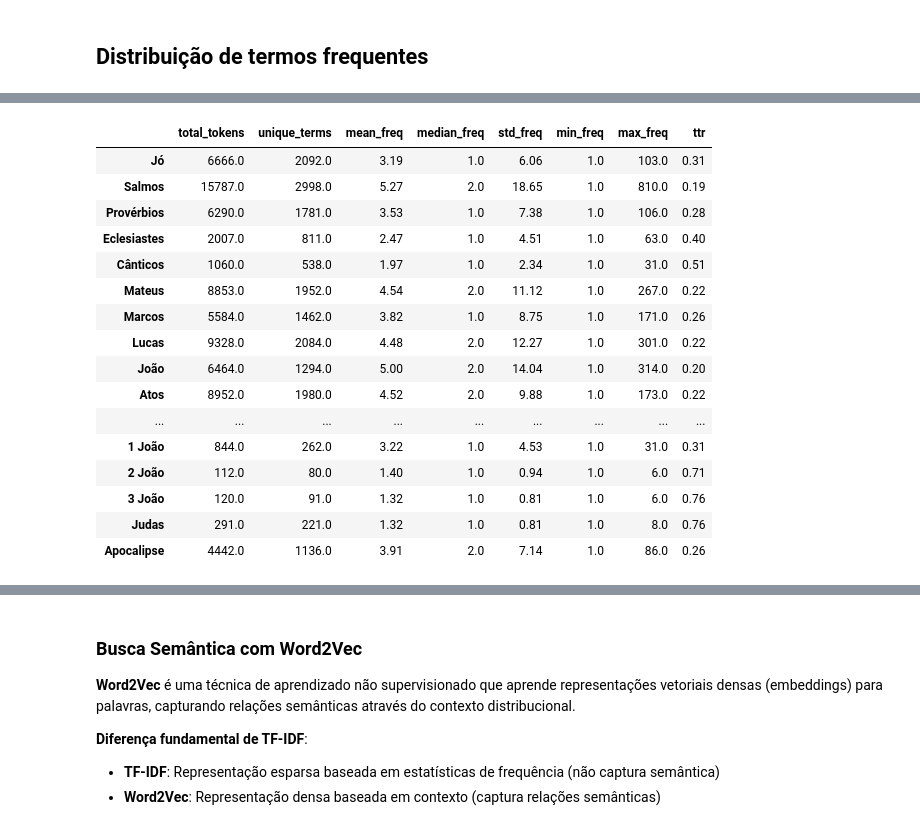
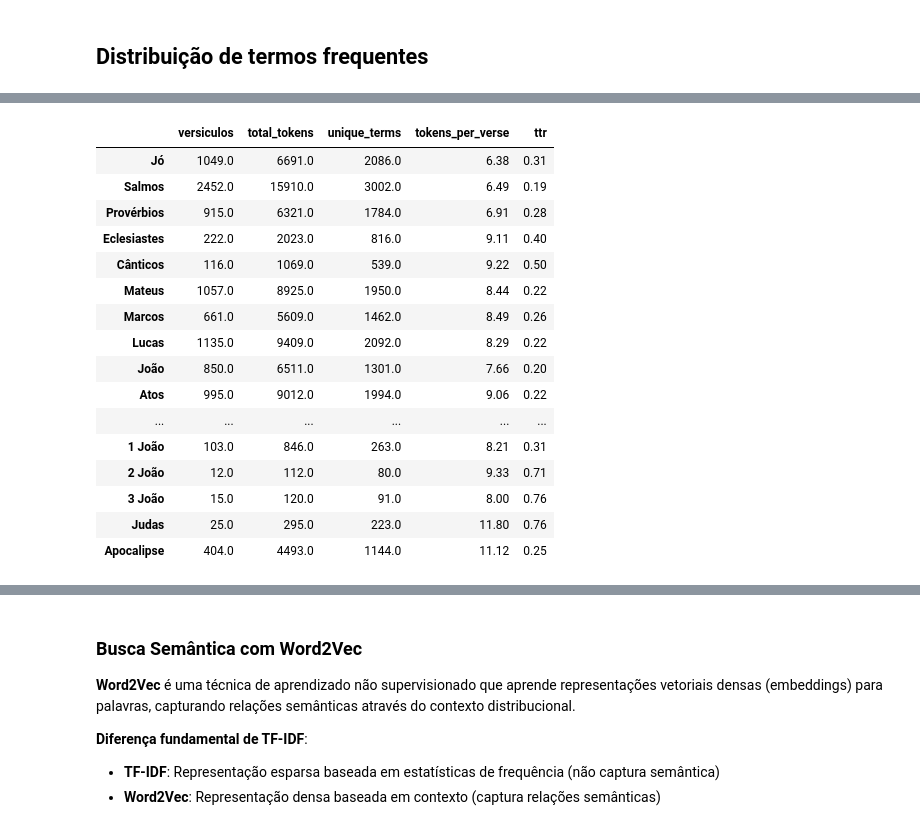
Before and after one commit to gabriel-q7/NLP-bible-exercise, a Jupyter notebook: trabalho.ipynb, the cells around one changed output, grey strips where cells are left out. Drawn from its saved outputs; the diff is of its cells as text; code cells hidden in the pictures.

```diff
--- a/trabalho.ipynb
+++ b/trabalho.ipynb
@@ -496,51 +538,58 @@ wc.to_file(str(output_file))
 # %% [markdown]
 ## Distribuição de termos frequentes
 # %%
-import numpy as np
 import matplotlib.pyplot as plt
 from collections import Counter
 import pandas as pd
 
-# Análise de frequência por livro
+# Análise de frequência do corpus de versículos
 print("=" * 80)
-print("ANÁLISE DE DISTRIBUIÇÃO DE FREQUÊNCIAS POR LIVRO")
+print("ANÁLISE DE DISTRIBUIÇÃO DE FREQUÊNCIAS (CORPUS DE VERSÍCULOS)")
 print("=" * 80)
 
-# Dicionário para armazenar estatísticas por livro
+# Estatísticas por livro (agregando versículos)
+book_verse_stats = {}
+
+for meta, tokens in zip(verse_metadata, corpus_verses):
+    book = meta['book']
+    if book not in book_verse_stats:
+        book_verse_stats[book] = {
+            'verse_count': 0,
+            'total_tokens': 0,
+            'all_tokens': []
+        }
+
+    book_verse_stats[book]['verse_count'] += 1
+    book_verse_stats[book]['total_tokens'] += len(tokens)
+    book_verse_stats[book]['all_tokens'].extend(tokens)
+
+# Calcular estatísticas finais por livro
 book_statistics = {}
-
-for book_idx, (book_name, tokens) in enumerate(zip(dfb_selected['name'], corpus_final)):
-    freq_counter = Counter(tokens)
-    freq_values = list(freq_counter.values())
-
-    # Calcular estatísticas
+for book, data in book_verse_stats.items():
+    freq_counter = Counter(data['all_tokens'])
     stats = {
-        'total_tokens': len(tokens),
+        'versiculos': data['verse_count'],
+        'total_tokens': data['total_tokens'],
         'unique_terms': len(freq_counter),
-        'mean_freq': np.mean(freq_values),
-        'median_freq': np.median(freq_values),
-        'std_freq': np.std(freq_values),
-        'min_freq': np.min(freq_values),
-        'max_freq': np.max(freq_values),
-        'ttr': len(freq_counter) / len(tokens) if len(tokens) > 0 else 0
+        'tokens_per_verse': data['total_tokens'] / data['verse_count'] if data['verse_count'] > 0 else 0,
+        'ttr': len(freq_counter) / data['total_tokens'] if data['total_tokens'] > 0 else 0
     }
-
-    book_statistics[book_name] = stats
+    book_statistics[book] = stats
 
 # Tabela comparativa de todos os livros
 df_books_stats = pd.DataFrame(book_statistics).T
 df_books_stats = df_books_stats.round(2)
 
-print("\n[TABELA] Estatísticas de Frequência por Livro:\n")
+print("\n[TABELA] Estatísticas por Livro (Corpus de Versículos):\n")
 display(df_books_stats)
 
 # Análise de Variação: Comparação entre Livros
-print("\n[COMPARAÇÃO] Top 10 Livros por Número de Tokens Únicos:")
-top_books_unique = df_books_stats.nlargest(10, 'unique_terms')[['total_tokens', 'unique_terms', 'ttr']]
-display(top_books_unique)
+print("\n[COMPARAÇÃO] Top 10 Livros por Número de Versículos:")
+top_books_verses = df_books_stats.nlargest(10, 'versiculos')[['versiculos', 'total_tokens', 'tokens_per_verse']]
+display(top_books_verses)
 
-print("\n[COMPARAÇÃO] Top 10 Livros por Type-Token Ratio (Diversidade Lexical):")
-top_books_ttr = df_books_stats.nlargest(10, 'ttr')[['total_tokens', 'unique_terms', 'ttr']]
+print("\n[COMPARAÇÃO] Top 10 Livros por Diversidade Lexical (TTR):")
+top_books_ttr = df_books_stats.nlargest(10, 'ttr')[['versiculos', 'unique_terms', 'ttr']]
 display(top_books_ttr)
 # %% [output]
 ================================================================================
@@ -551,17 +600,17 @@ ANÁLISE DE DISTRIBUIÇÃO DE FREQUÊNCIAS POR LIVRO
-|  | total_tokens | unique_terms | mean_freq | median_freq | std_freq | min_freq | max_freq | ttr |
-| Jó | 6666.0 | 2092.0 | 3.19 | 1.0 | 6.06 | 1.0 | 103.0 | 0.31 |
-| Salmos | 15787.0 | 2998.0 | 5.27 | 2.0 | 18.65 | 1.0 | 810.0 | 0.19 |
-| Provérbios | 6290.0 | 1781.0 | 3.53 | 1.0 | 7.38 | 1.0 | 106.0 | 0.28 |
-| Eclesiastes | 2007.0 | 811.0 | 2.47 | 1.0 | 4.51 | 1.0 | 63.0 | 0.40 |
-| Cânticos | 1060.0 | 538.0 | 1.97 | 1.0 | 2.34 | 1.0 | 31.0 | 0.51 |
-| Mateus | 8853.0 | 1952.0 | 4.54 | 2.0 | 11.12 | 1.0 | 267.0 | 0.22 |
-| Marcos | 5584.0 | 1462.0 | 3.82 | 1.0 | 8.75 | 1.0 | 171.0 | 0.26 |
-| Lucas | 9328.0 | 2084.0 | 4.48 | 2.0 | 12.27 | 1.0 | 301.0 | 0.22 |
-| João | 6464.0 | 1294.0 | 5.00 | 2.0 | 14.04 | 1.0 | 314.0 | 0.20 |
-| Atos | 8952.0 | 1980.0 | 4.52 | 2.0 | 9.88 | 1.0 | 173.0 | 0.22 |
-| ... | ... | ... | ... | ... | ... | ... | ... | ... |
-| 1 João | 844.0 | 262.0 | 3.22 | 1.0 | 4.53 | 1.0 | 31.0 | 0.31 |
-| 2 João | 112.0 | 80.0 | 1.40 | 1.0 | 0.94 | 1.0 | 6.0 | 0.71 |
-| 3 João | 120.0 | 91.0 | 1.32 | 1.0 | 0.81 | 1.0 | 6.0 | 0.76 |
-| Judas | 291.0 | 221.0 | 1.32 | 1.0 | 0.81 | 1.0 | 8.0 | 0.76 |
-| Apocalipse | 4442.0 | 1136.0 | 3.91 | 2.0 | 7.14 | 1.0 | 86.0 | 0.26 |
+|  | versiculos | total_tokens | unique_terms | tokens_per_verse | ttr |
+| Jó | 1049.0 | 6691.0 | 2086.0 | 6.38 | 0.31 |
+| Salmos | 2452.0 | 15910.0 | 3002.0 | 6.49 | 0.19 |
+| Provérbios | 915.0 | 6321.0 | 1784.0 | 6.91 | 0.28 |
+| Eclesiastes | 222.0 | 2023.0 | 816.0 | 9.11 | 0.40 |
+| Cânticos | 116.0 | 1069.0 | 539.0 | 9.22 | 0.50 |
+| Mateus | 1057.0 | 8925.0 | 1950.0 | 8.44 | 0.22 |
+| Marcos | 661.0 | 5609.0 | 1462.0 | 8.49 | 0.26 |
+| Lucas | 1135.0 | 9409.0 | 2092.0 | 8.29 | 0.22 |
+| João | 850.0 | 6511.0 | 1301.0 | 7.66 | 0.20 |
+| Atos | 995.0 | 9012.0 | 1994.0 | 9.06 | 0.22 |
+| ... | ... | ... | ... | ... | ... |
+| 1 João | 103.0 | 846.0 | 263.0 | 8.21 | 0.31 |
+| 2 João | 12.0 | 112.0 | 80.0 | 9.33 | 0.71 |
+| 3 João | 15.0 | 120.0 | 91.0 | 8.00 | 0.76 |
+| Judas | 25.0 | 295.0 | 223.0 | 11.80 | 0.76 |
+| Apocalipse | 404.0 | 4493.0 | 1144.0 | 11.12 | 0.25 |
```
Also changed, not shown: parts of 16 cells of this notebook.
